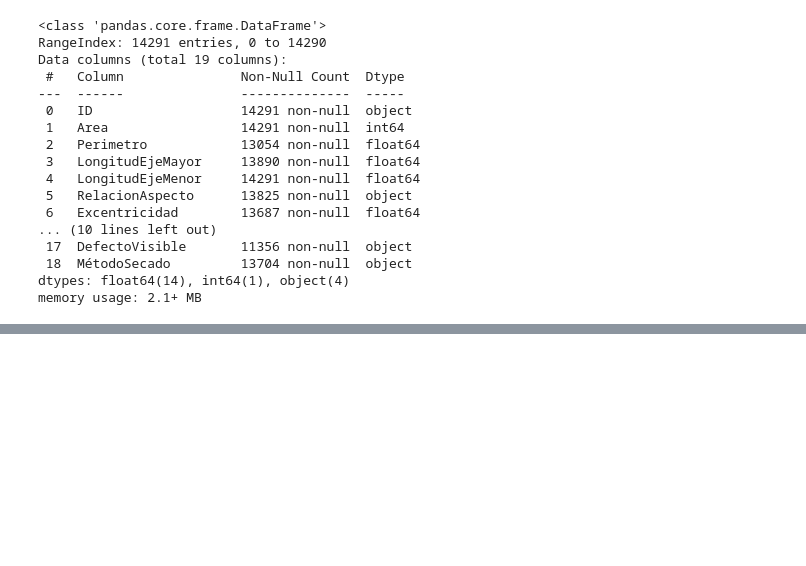
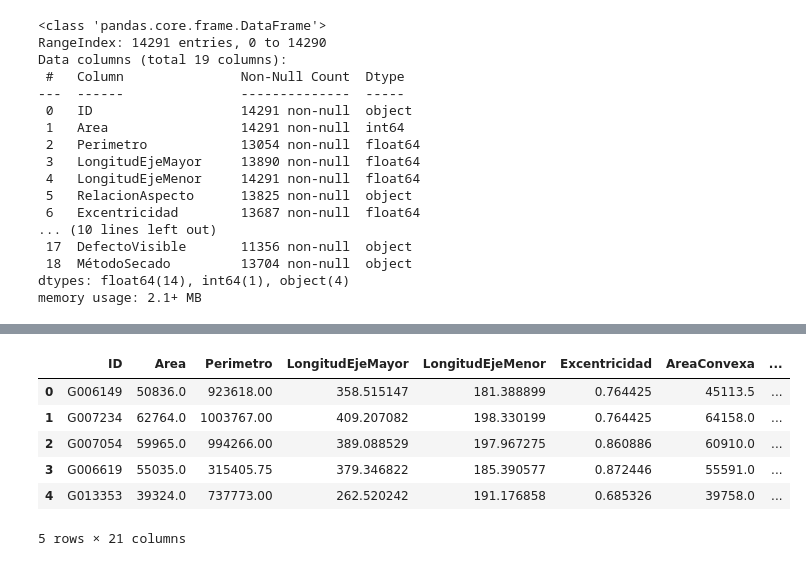
Before and after one commit to julianaduranl/Laboratorio2_G38, a Jupyter notebook: notebook.ipynb, the cells around one changed output, grey strips where cells are left out. Cells and saved outputs as stored; diff of their text form; code cells hidden in the pictures; blank space fills up the shorter version.

```diff
--- a/notebook.ipynb
+++ b/notebook.ipynb
@@ -312,0 +340,4 @@ dtype: int64
+# %%
+# Separar columnas por tipo
+num_cols = df.select_dtypes(include=['float64','int64']).columns
+cat_cols = ["RelacionAspecto", "DefectoVisible", "MétodoSecado"]
@@ -312,0 +434,27 @@ dtype: int64
+# %%
+import pandas as pd
+
+# borrar DefectoVisible porque para todas sus columnas el unico valor es "normal"
+for col in ["DefectoVisible"]:
+    if col in df.columns:
+        df.drop(columns=[col], inplace=True)
+cat_cols = ["RelacionAspecto", "MétodoSecado"]
+
+#sabemos que no hay erroes por differentes spellings entonces eso no lo correjimos
+#le hacemos one hot a las variables categoricas.
+dummies = pd.get_dummies(df[cat_cols], drop_first=False)
+
+# quitar originales y añadir dummies
+df.drop(columns=cat_cols, inplace=True)
+for col in dummies.columns:
+        df[col] = dummies[col]
+
+df.head(5)
+# %% [output]
+|  | ID | Area | Perimetro | LongitudEjeMayor | LongitudEjeMenor | Excentricidad | AreaConvexa | ... |
+| 0 | G006149 | 50836.0 | 923618.00 | 358.515147 | 181.388899 | 0.764425 | 45113.5 | ... |
+| 1 | G007234 | 62764.0 | 1003767.00 | 409.207082 | 198.330199 | 0.764425 | 64158.0 | ... |
+| 2 | G007054 | 59965.0 | 994266.00 | 389.088529 | 197.967275 | 0.860886 | 60910.0 | ... |
+| 3 | G006619 | 55035.0 | 315405.75 | 379.346822 | 185.390577 | 0.872446 | 55591.0 | ... |
+| 4 | G013353 | 39324.0 | 737773.00 | 262.520242 | 191.176858 | 0.685326 | 39758.0 | ... |
+5 rows × 21 columns
```
Also changed, not shown: parts of 8 cells of this notebook.
